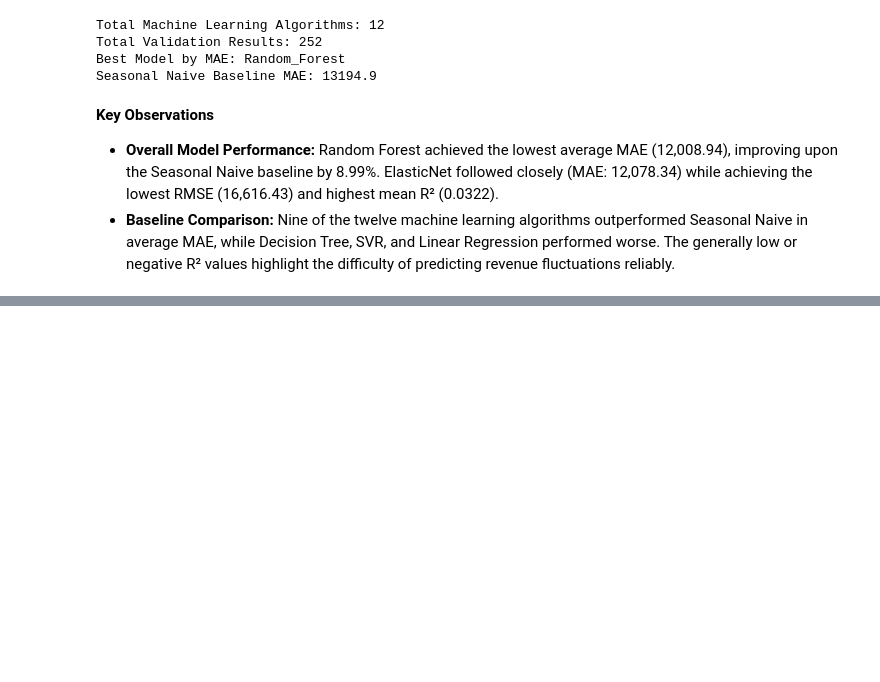
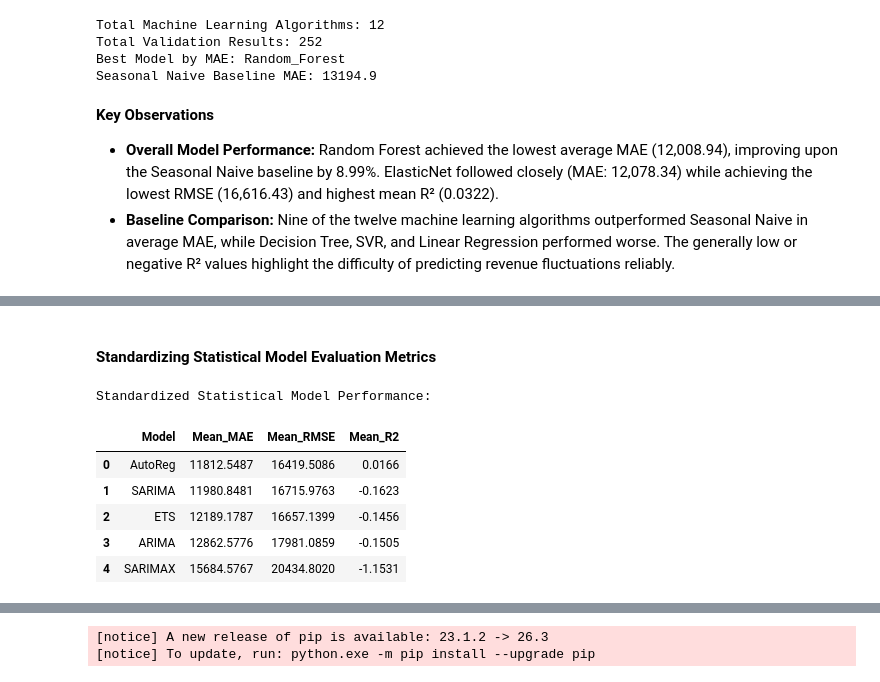
Before and after one commit to TejasMJ/Retail-Sales-Dynamics, a Jupyter notebook: notebooks/05_model_development.ipynb, the cells around one changed output, grey strips where cells are left out. Drawn from its saved outputs; the diff is of its cells as text; code cells hidden in the pictures; blank space fills up the shorter version.

```diff
--- a/notebooks/05_model_development.ipynb
+++ b/notebooks/05_model_development.ipynb
@@ -861,0 +1481,68 @@ Seasonal Naive Baseline MAE: 13194.9
+# %% [markdown]
+#### Standardizing Statistical Model Evaluation Metrics
+# %%
+statistical_fold_metrics = []
+
+for (model_name, horizon, fold_number), group in (
+    statistical_validation_results_df.groupby(
+        ["Model", "Horizon", "Fold"]
+    )
+):
+    actual = group["Actual"].to_numpy()
+    predicted = group["Predicted"].to_numpy()
+
+    statistical_fold_metrics.append({
+        "Model": model_name,
+        "Horizon": horizon,
+        "Fold": fold_number,
+        "MAE": mean_absolute_error(actual, predicted),
+        "RMSE": np.sqrt(mean_squared_error(actual, predicted)),
+        "R2": r2_score(actual, predicted)
+    })
+
+statistical_validation_metrics_df = pd.DataFrame(
+    statistical_fold_metrics
+)
+
+statistical_standardized_summary_df = (
+    statistical_validation_metrics_df
+    .groupby("Model", as_index=False)
+    .agg(
+        Mean_MAE=("MAE", "mean"),
+        Mean_RMSE=("RMSE", "mean"),
+        Mean_R2=("R2", "mean")
+    )
+    .sort_values("Mean_MAE")
+    .reset_index(drop=True)
+)
+
+expected_metric_rows = (
+    len(statistical_model_config)
+    * forecast_horizon
+    * len(validation_folds)
+)
+
+assert len(statistical_validation_metrics_df) == expected_metric_rows
+assert (
+    statistical_validation_metrics_df.groupby(
+        ["Model", "Horizon", "Fold"]
+    ).size() == 1
+).all()
+
+print("Standardized Statistical Model Performance:")
+display(statistical_standardized_summary_df.round(4))
+
+print("\nTotal Statistical Models:", statistical_standardized_summary_df["Model"].nunique())
+print("Total Fold-Horizon Metric Rows:", len(statistical_validation_metrics_df))
+print("Expected Metric Rows:", expected_metric_rows)
+
+print("\nBest Statistical Model by MAE:")
+print(statistical_standardized_summary_df.iloc[0]["Model"])
+# %% [output]
+Standardized Statistical Model Performance:
+|  | Model | Mean_MAE | Mean_RMSE | Mean_R2 |
+| 0 | AutoReg | 11812.5487 | 16419.5086 | 0.0166 |
+| 1 | SARIMA | 11980.8481 | 16715.9763 | -0.1623 |
+| 2 | ETS | 12189.1787 | 16657.1399 | -0.1456 |
+| 3 | ARIMA | 12862.5776 | 17981.0859 | -0.1505 |
+| 4 | SARIMAX | 15684.5767 | 20434.8020 | -1.1531 |
@@ -861,0 +1566,2 @@ Seasonal Naive Baseline MAE: 13194.9
+[notice] A new release of pip is available: 23.1.2 -> 26.3
+[notice] To update, run: python.exe -m pip install --upgrade pip
```
Also changed, not shown: parts of 20 cells of this notebook.
